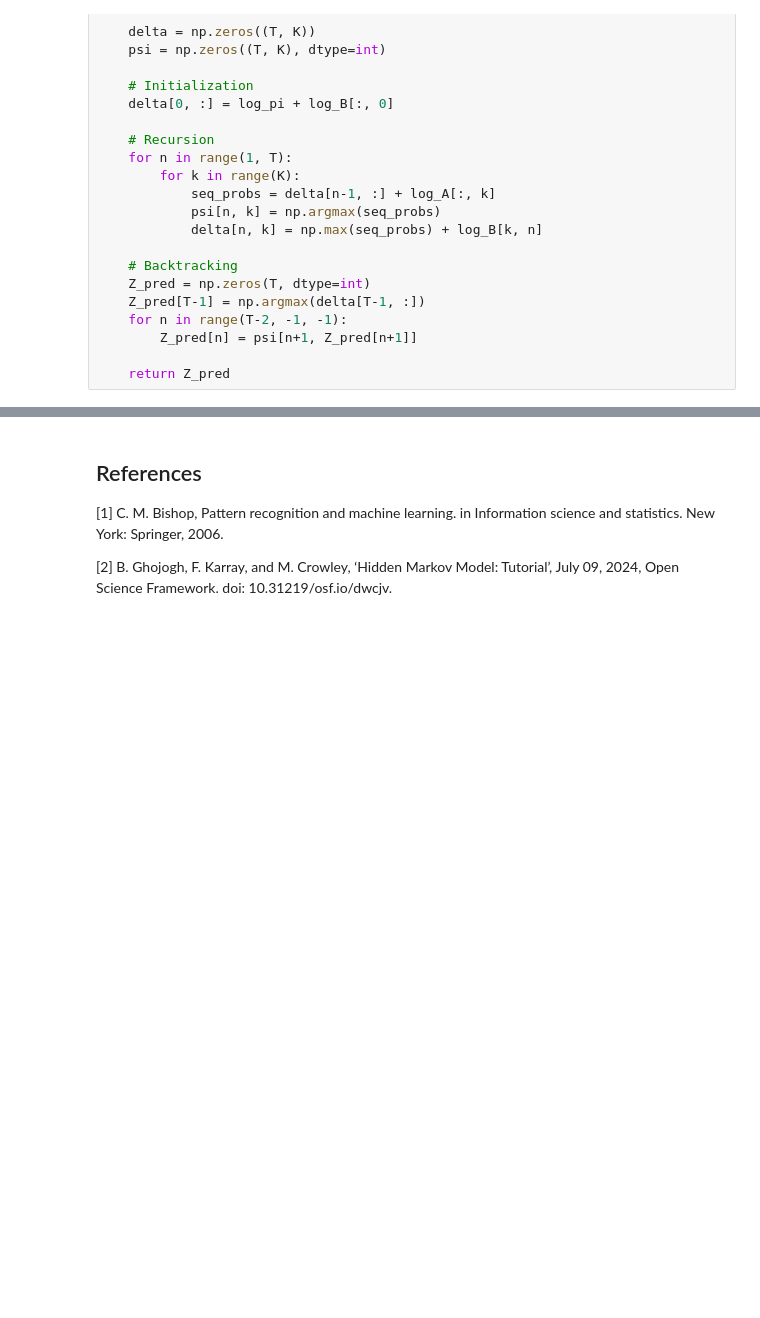
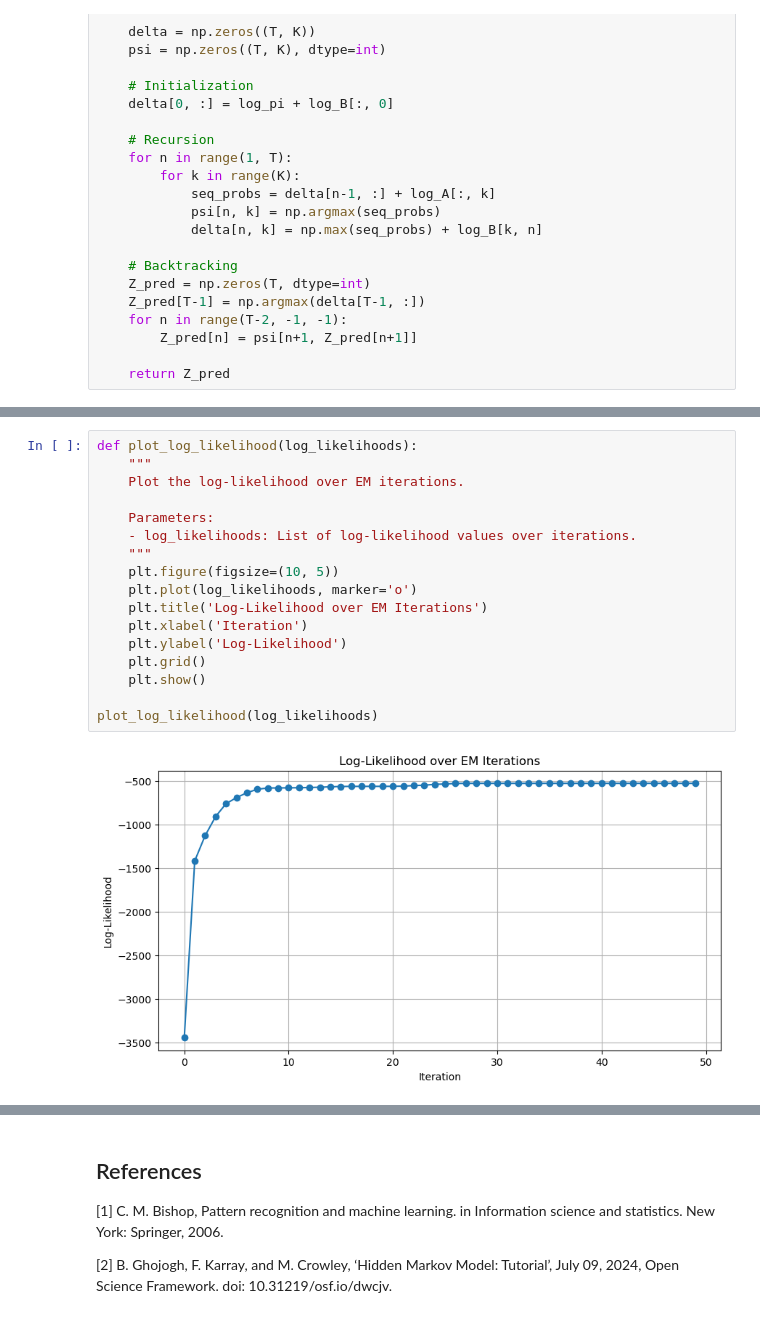
Before and after one commit to teolotti/LAB-ML, a Jupyter notebook: HMM.ipynb, the cells around one changed output, grey strips where cells are left out. Drawn from its saved outputs; the diff is of its cells as text; blank space fills up the shorter version.

```diff
--- a/HMM.ipynb
+++ b/HMM.ipynb
@@ -617,0 +703,19 @@ Converged at iteration 21
+# %%
+def plot_log_likelihood(log_likelihoods):
+    """
+    Plot the log-likelihood over EM iterations.
+
+    Parameters:
+    - log_likelihoods: List of log-likelihood values over iterations.
+    """
+    plt.figure(figsize=(10, 5))
+    plt.plot(log_likelihoods, marker='o')
+    plt.title('Log-Likelihood over EM Iterations')
+    plt.xlabel('Iteration')
+    plt.ylabel('Log-Likelihood')
+    plt.grid()
+    plt.show()
+
+plot_log_likelihood(log_likelihoods)
+# %% [output]
+[figure, added]
```
Also changed, not shown: parts of 20 cells of this notebook, 8 other files.
